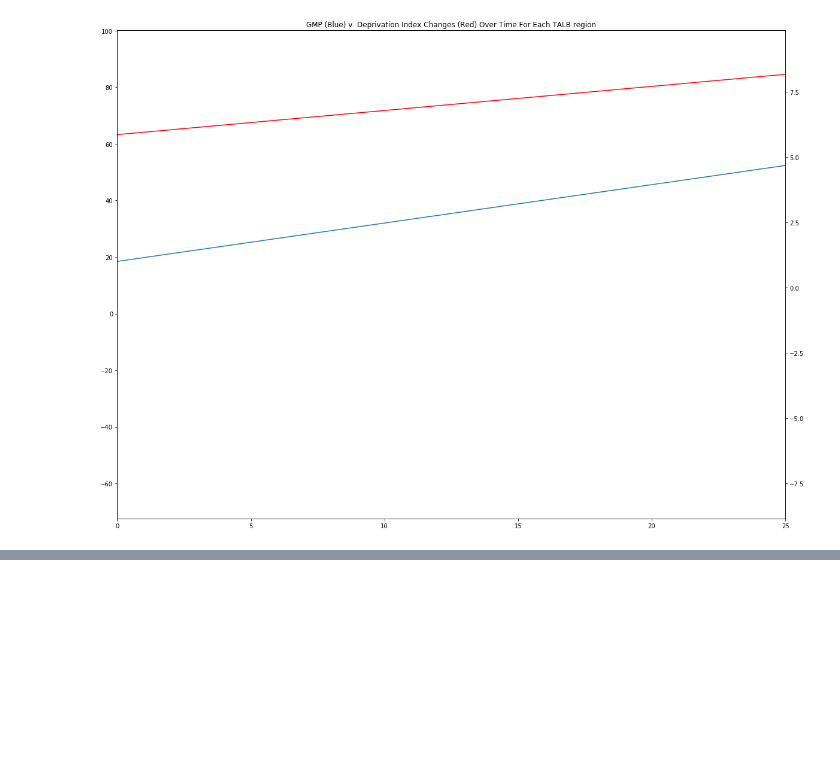
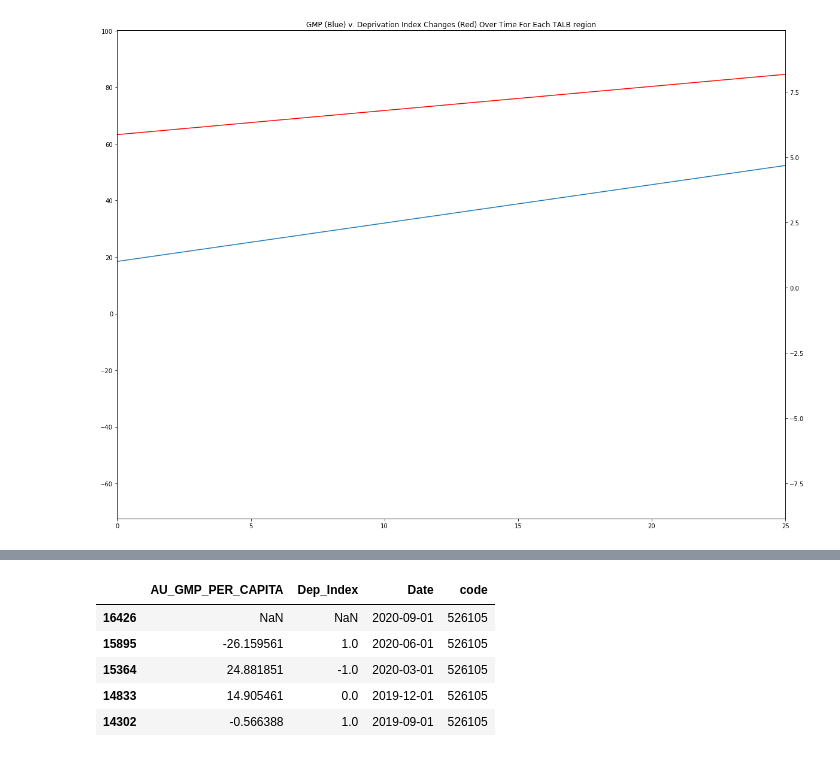
Before and after one commit to keri/DotLovesData, a Jupyter notebook: notebooks/data_exploration_AND_clean_data.ipynb, the cells around one changed output, grey strips where cells are left out. Cells and saved outputs as stored; diff of their text form; code cells hidden in the pictures; blank space fills up the shorter version.

```diff
--- a/notebooks/data_exploration_AND_clean_data.ipynb
+++ b/notebooks/data_exploration_AND_clean_data.ipynb
@@ -459,0 +476,9 @@ plt.savefig('/Users/keri/git/DotLovesData/visuals/GMPvDIOverTimePerTALB.png')
+# %%
+communityDiff.head()
+# %% [output]
+|  | AU_GMP_PER_CAPITA | Dep_Index | Date | code |
+| 16426 | NaN | NaN | 2020-09-01 | 526105 |
+| 15895 | -26.159561 | 1.0 | 2020-06-01 | 526105 |
+| 15364 | 24.881851 | -1.0 | 2020-03-01 | 526105 |
+| 14833 | 14.905461 | 0.0 | 2019-12-01 | 526105 |
+| 14302 | -0.566388 | 1.0 | 2019-09-01 | 526105 |
```
Also changed, not shown: parts of 19 cells of this notebook, 2 other files.
